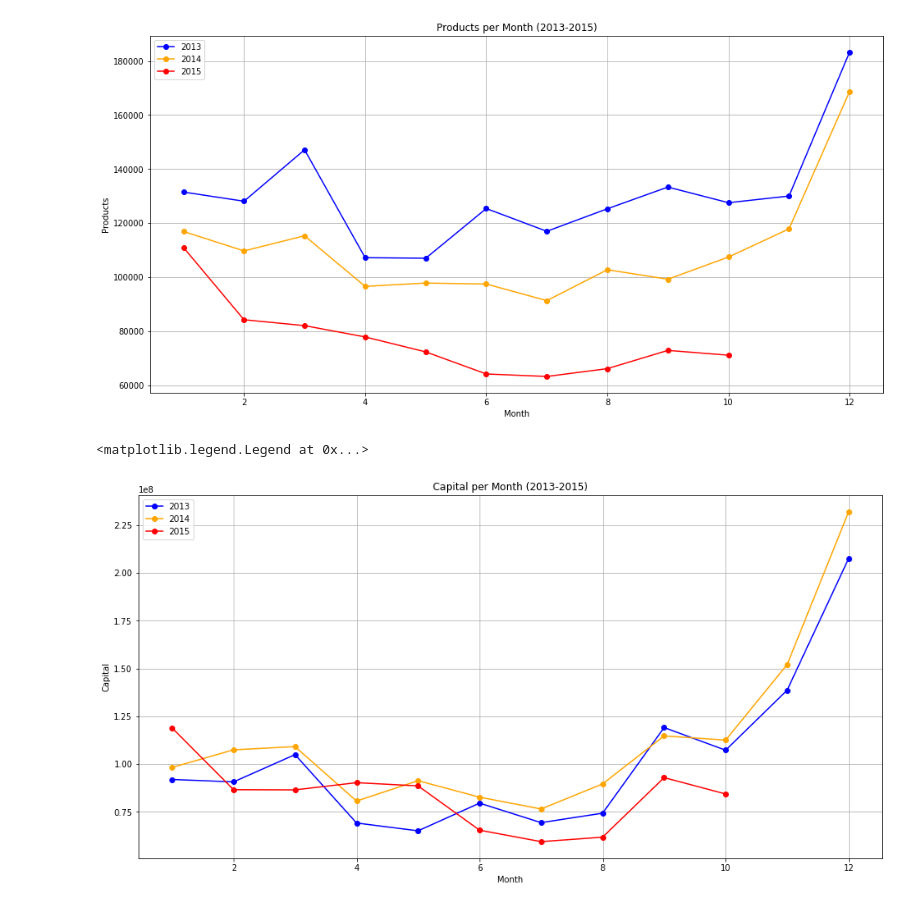
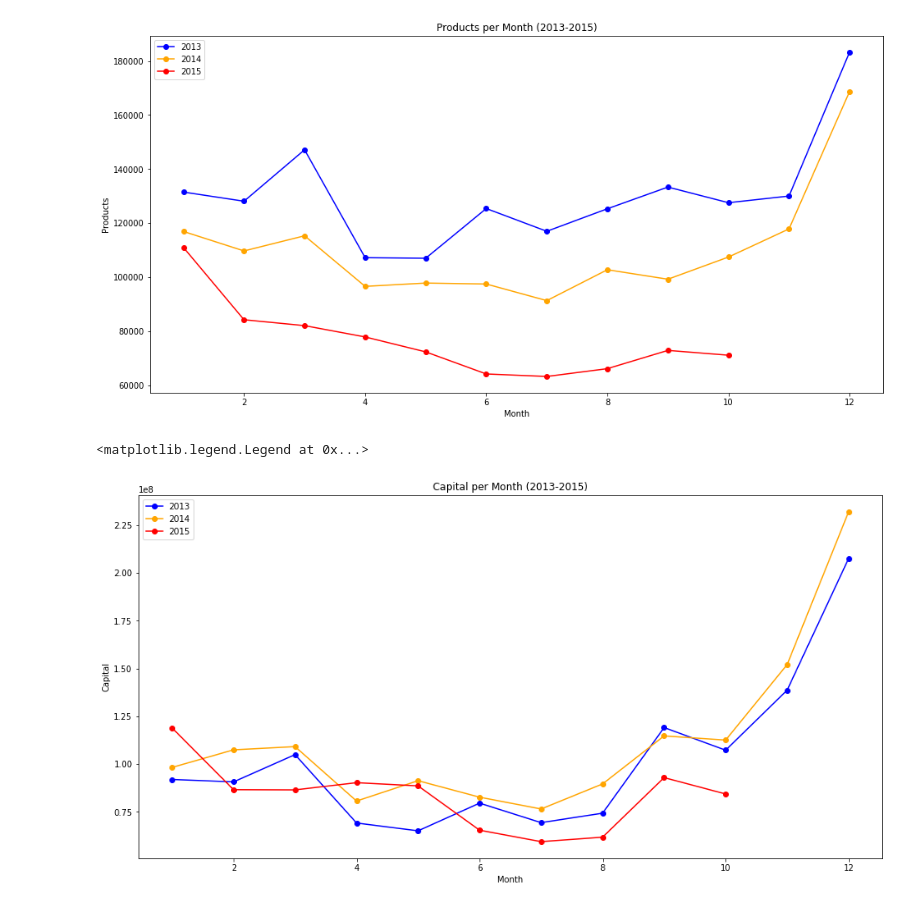
Before and after one commit to leandrocamara/future-sales-forecast, a Jupyter notebook: future-sales-forecast.ipynb, the cells around one changed output. Saved outputs shown, nothing was run; the diff lists cells and outputs as text; code cells hidden in the pictures.

```diff
--- a/future-sales-forecast.ipynb
+++ b/future-sales-forecast.ipynb
@@ -55,13 +55,12 @@ plt.legend()
 # %%
 plt.figure(figsize=(16,8))
 plt.xlabel('Month')
 plt.ylabel('Capital')
 plt.title('Capital per Month (2013-2015)')
 plt.plot(sales_per_month_2013['total_value'], '-ok', color='blue', label='2013')
 plt.plot(sales_per_month_2014['total_value'], '-ok', color='orange', label='2014')
 plt.plot(sales_per_month_2015['total_value'], '-ok', color='red', label='2015')
-plt.grid(True)
 plt.legend()
 # %% [output]
 <matplotlib.legend.Legend at 0x...>
-[figure, old version]
+[figure, new version]
```
Also changed, not shown: parts of 6 cells of this notebook.
